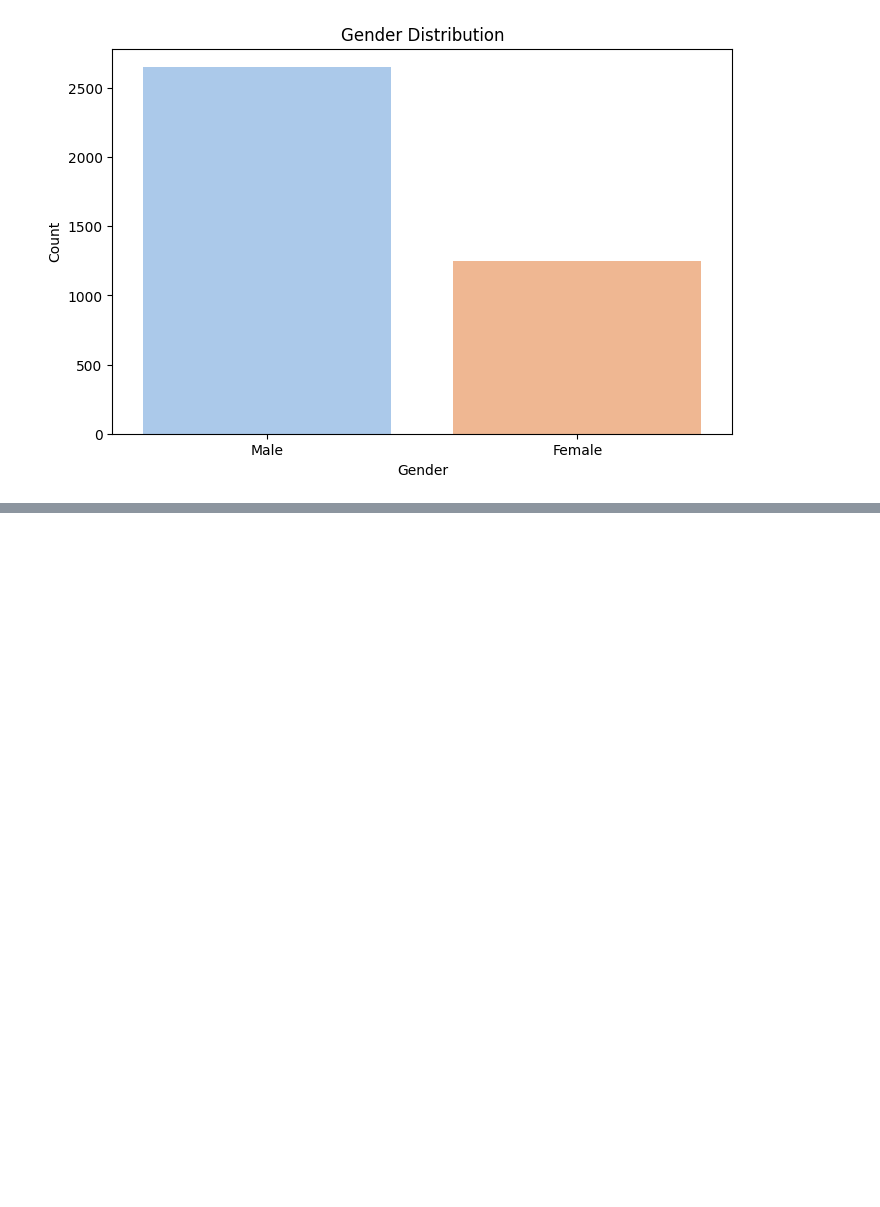
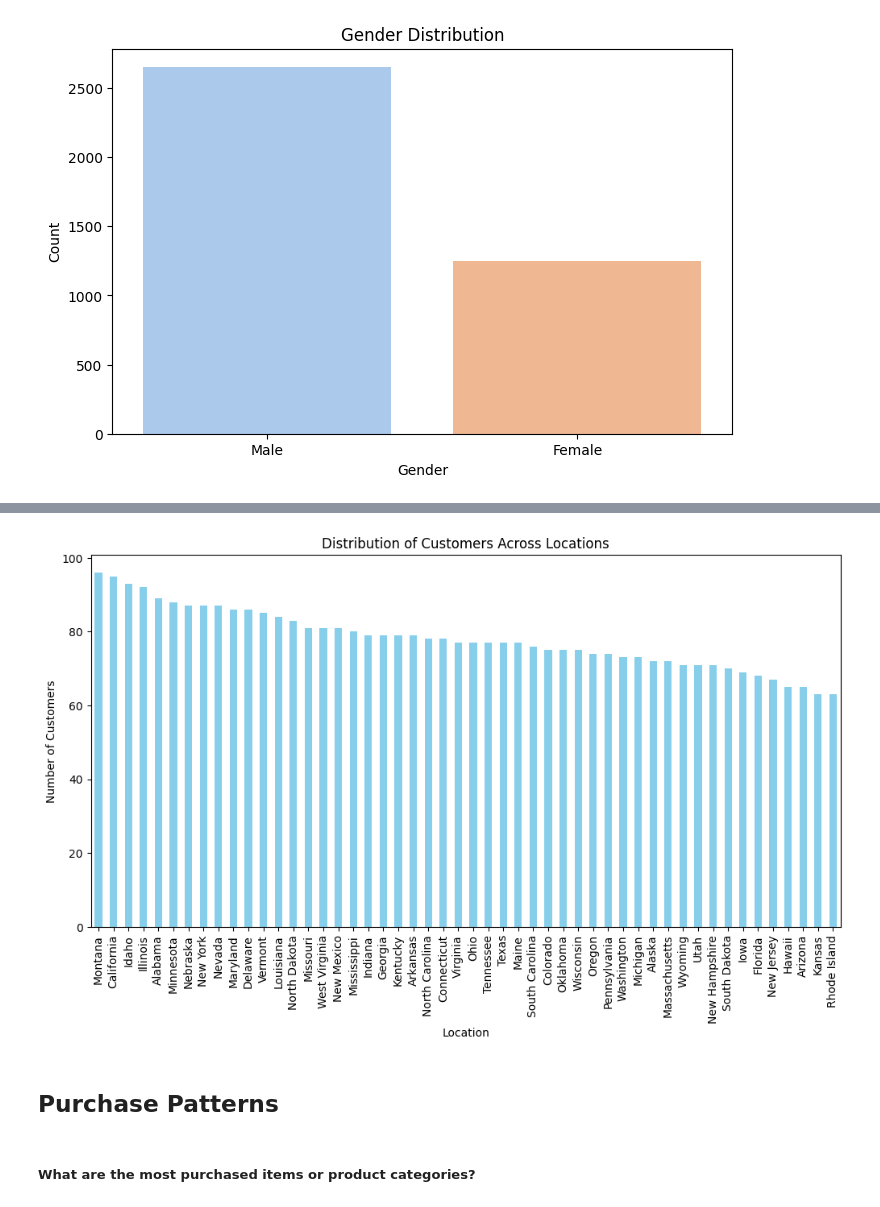
Before and after one commit to melvinquashie/Consumer-Behavior-and-Shopping-Habits, a Jupyter notebook: Consumer Behavior and Shopping Habits/Untitled-1.ipynb, the cells around one changed output, grey strips where cells are left out. Cells and saved outputs as stored; diff of their text form; code cells hidden in the pictures; blank space fills up the shorter version.

```diff
--- a/Consumer Behavior and Shopping Habits/Untitled-1.ipynb
+++ b/Consumer Behavior and Shopping Habits/Untitled-1.ipynb
@@ -288,0 +336,4 @@ Passing `palette` without assigning `hue` is deprecated and will be removed in v
+# %%
+# Location counts. Showing the distribution of customers across locations.
+location_counts = shopping_trends['Location'].value_counts()
+print(location_counts)
@@ -288,0 +381,15 @@ Passing `palette` without assigning `hue` is deprecated and will be removed in v
+# %%
+# Customer distribution across locations.
+
+plt.figure(figsize=(12, 6))
+location_counts.plot(kind='bar', color='skyblue')
+plt.title('Distribution of Customers Across Locations')
+plt.xlabel('Location')
+plt.ylabel('Number of Customers')
+plt.show()
+# %% [output]
+[figure, added]
+# %% [markdown]
+## Purchase Patterns
+# %% [markdown]
+##### What are the most purchased items or product categories?
```
Also changed, not shown: parts of 9 cells of this notebook.
